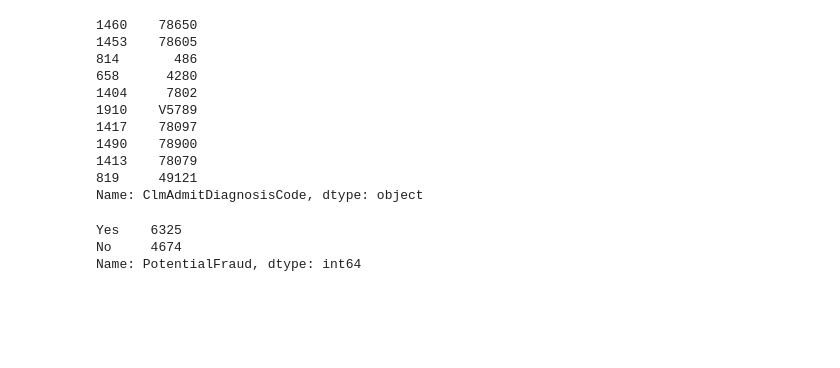
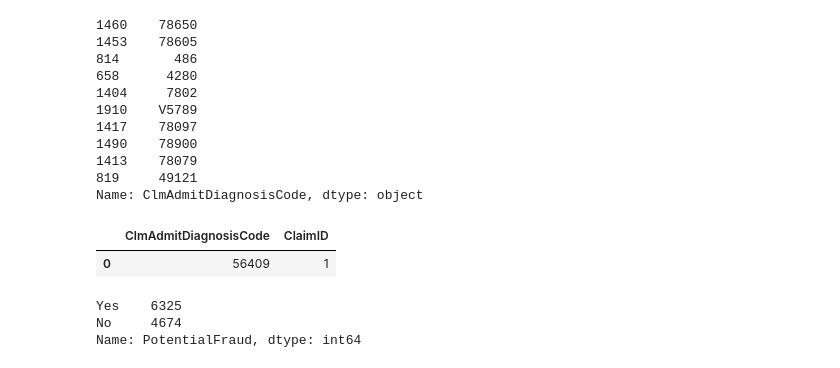
Before and after one commit to microwolf/capstone_healthcare_fraud, a Jupyter notebook: contributors/patrice/scripts/Data_Exploration-checkpoint.ipynb, the cells around one changed output. Saved outputs shown, nothing was run; the diff lists cells and outputs as text; code cells hidden in the pictures; blank space fills up the shorter version.

```diff
--- a/contributors/patrice/scripts/Data_Exploration-checkpoint.ipynb
+++ b/contributors/patrice/scripts/Data_Exploration-checkpoint.ipynb
@@ -406,6 +441,12 @@ Name: ClmAdmitDiagnosisCode, dtype: object
 # %%
 # in_merge.groupby(['ClmAdmitDiagnosisCode'], as_index=False).agg({'ClaimID':'count'
 #                 }).sort_values(by='ClaimID', ascending=False)
+# %%
+out_patient.groupby(['ClmAdmitDiagnosisCode'], as_index=False).agg({'ClaimID':'count'
+                }).sort_values(by='ClaimID', ascending=False)
+# %% [output]
+|  | ClmAdmitDiagnosisCode | ClaimID |
+| 0 | 56409 | 1 |
 # %%
 #top 10 diagnosis code in the inpatient has almost 30% of the fraudlent providers
 
```
Also changed, not shown: parts of 9 cells of this notebook, 5 other files.
